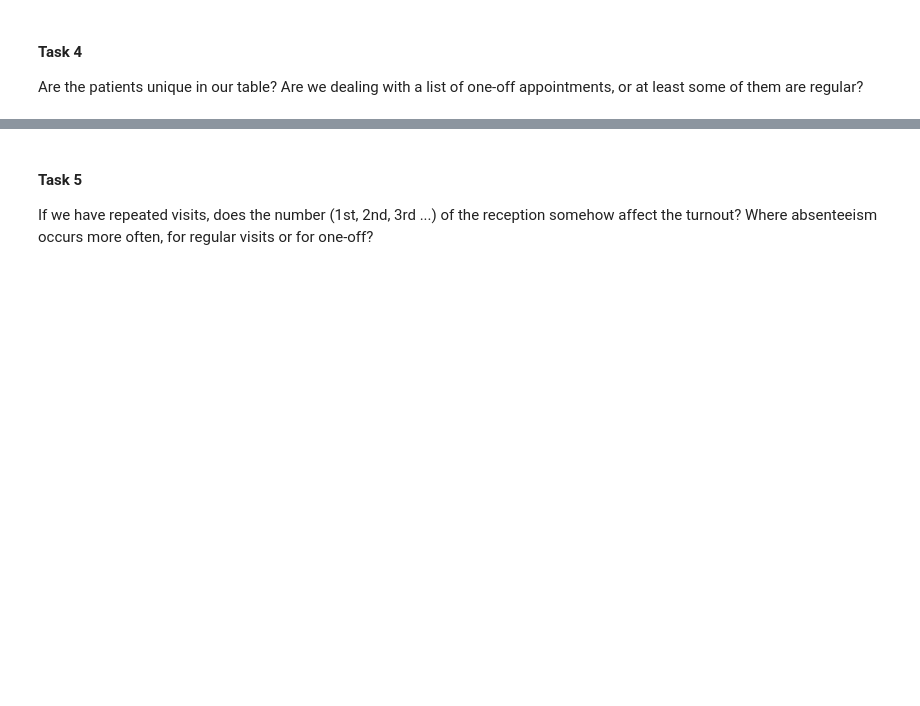
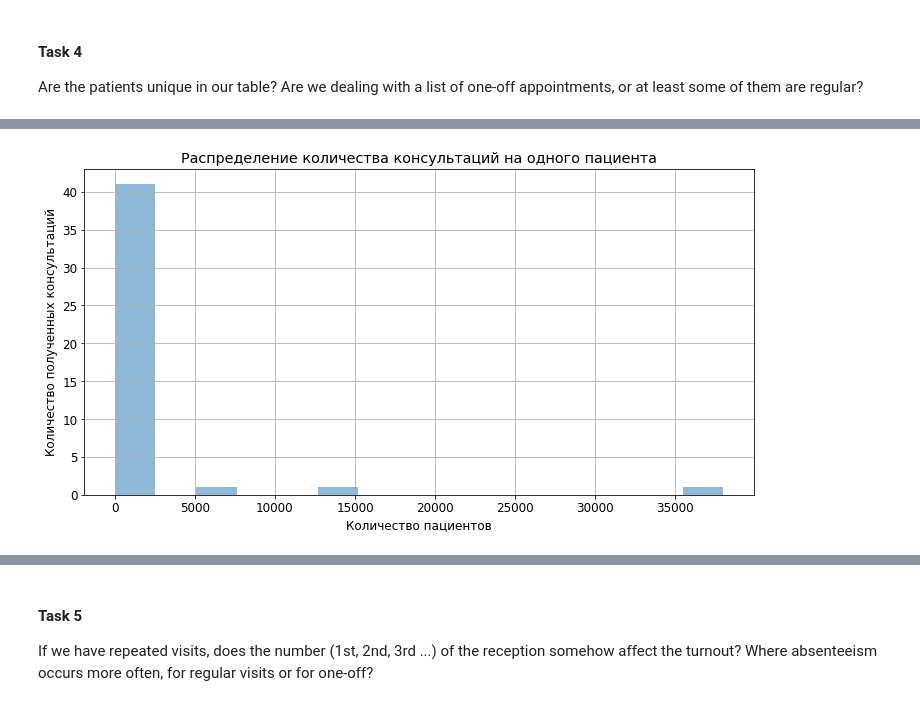
Before and after one commit to YAKOROLEVAZAMKA/emc, a Jupyter notebook: Pandas&Analytics.ipynb, the cells around one changed output, grey strips where cells are left out. Drawn from its saved outputs; the diff is of its cells as text; code cells hidden in the pictures; blank space fills up the shorter version.

```diff
--- a/Pandas&Analytics.ipynb
+++ b/Pandas&Analytics.ipynb
@@ -199,3 +211,9 @@ Check age ranges (Age)
 
 Are there any entries that seem suspicious to you?
 Should these records be kept or should they be removed? Why do you think so (the description of the data on the kaggle website can help in solving this question)?
+# %%
+display(df[df['age'] < 0])
+
+print(len(df[df['patient_id'] == 465943158731293]))
+
+df = df[df['age'] != -1].reset_index(drop=True)
@@ -202,3 +232,14 @@ Should these records be kept or should they be removed? Why do you think so (the
 # %% [markdown]
 #### Task 4
 Are the patients unique in our table? Are we dealing with a list of one-off appointments, or at least some of them are regular?
+# %%
+df_visits = (
+    df.groupby(['patient_id'], as_index=False)[['appointment_id']]
+        .count()
+        .rename(columns={'patient_id': 'patient', 'appointment_id': 'cons_amount'})
+        .sort_values(by='cons_amount', ascending=False)
+)
+
+df_visits_by_patients = df_visits.groupby(['cons_amount'], as_index=False)[['patient']].count().rename(columns={'patient': 'patients_amount'})
+
+display(df_visits_by_patients.head())
@@ -204,0 +253,8 @@ Are the patients unique in our table? Are we dealing with a list of one-off appo
+# %%
+df_visits_by_patients['patients_amount'].hist(range=(0, 38000), bins=15, alpha=.50, figsize=(12, 6))
+plt.title('Распределение количества консультаций на одного пациента')
+plt.xlabel('Количество пациентов')
+plt.ylabel('Количество полученных консультаций')
+plt.show()
+# %% [output]
+[figure, added]
```
Also changed, not shown: parts of 16 cells of this notebook.
